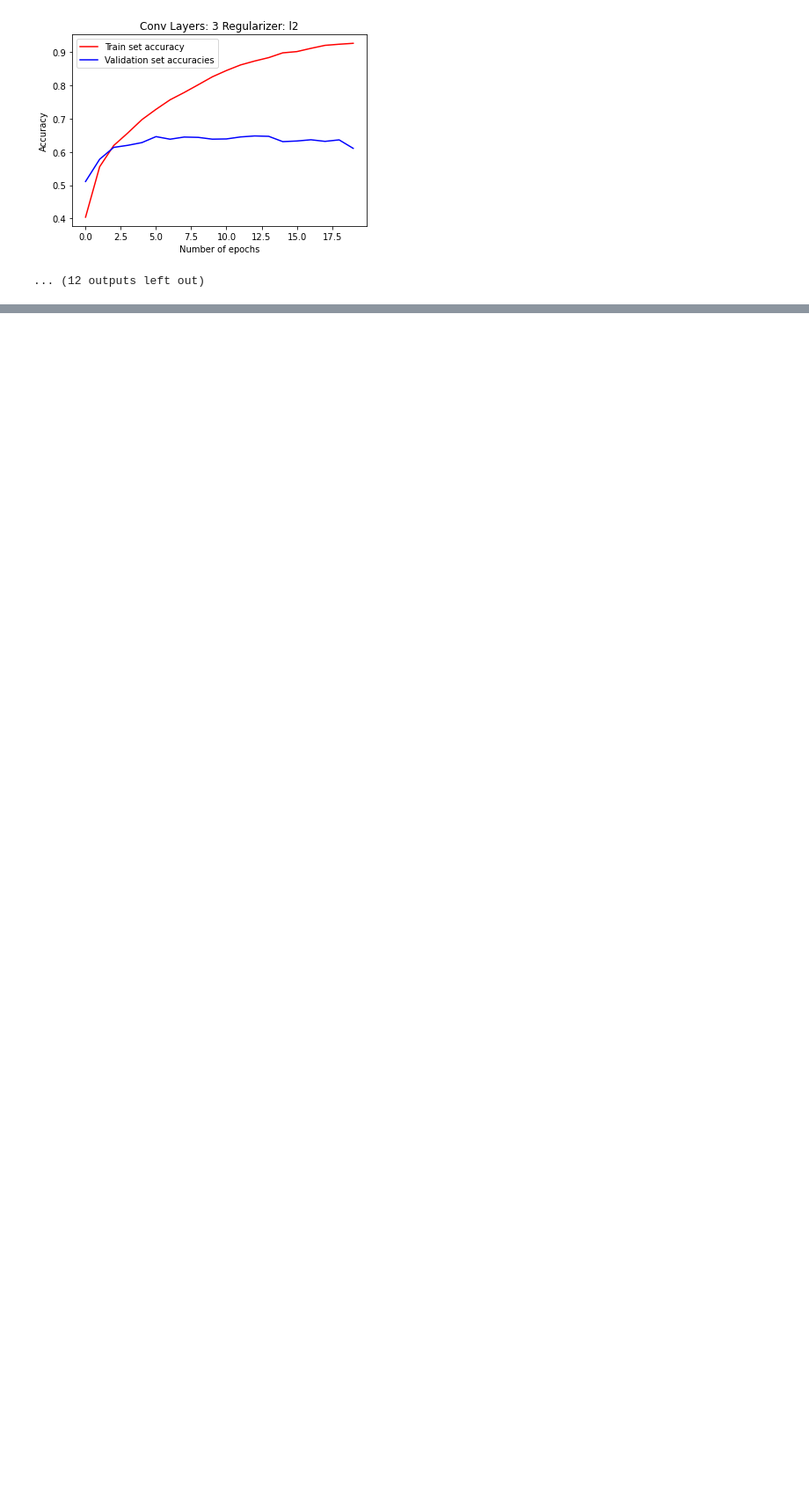
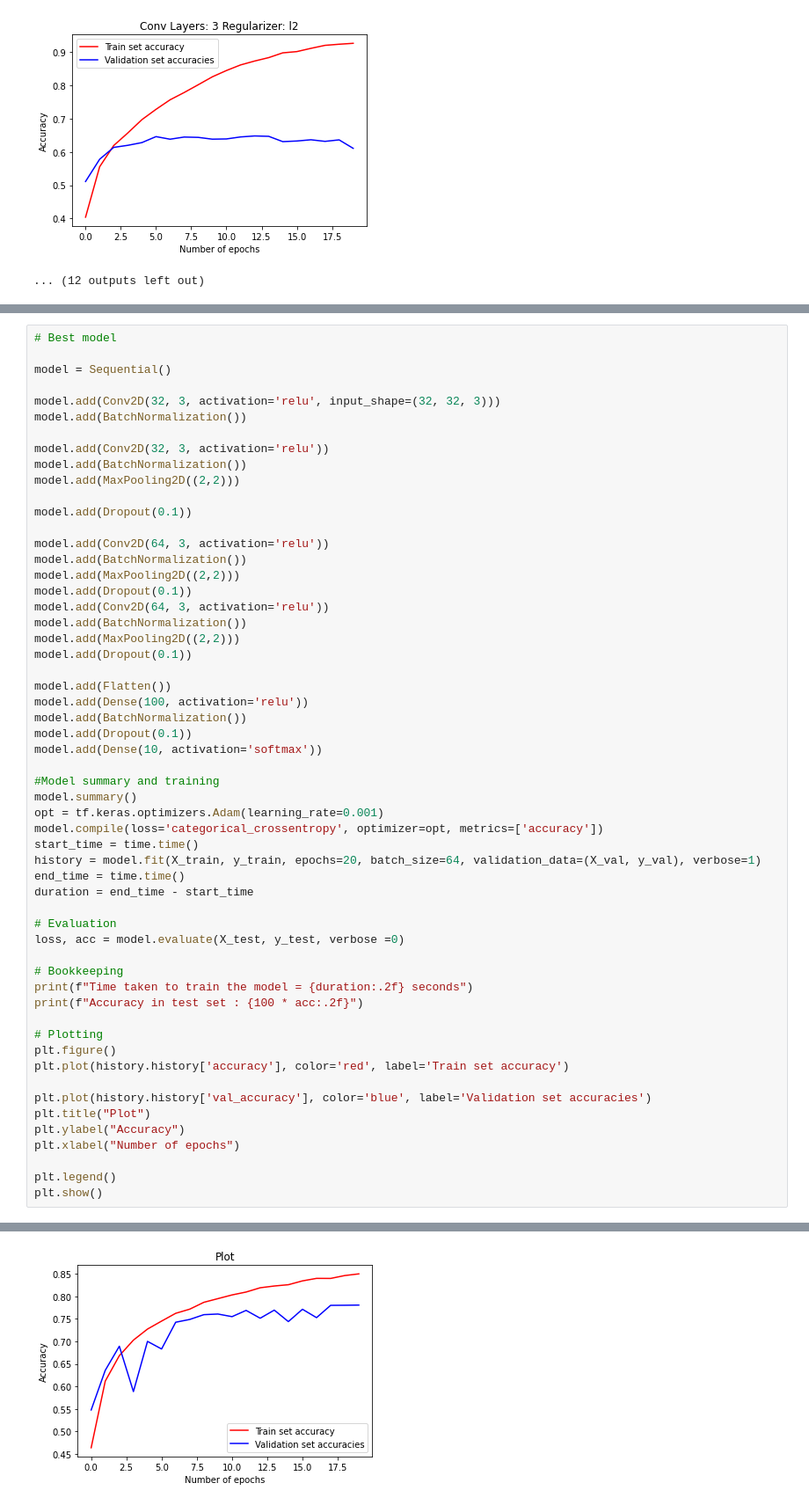
Before and after one commit to athishr88/NN_DL, a Jupyter notebook: LA2/LA2_tf.ipynb, the cells around one changed output, grey strips where cells are left out. Shown at 88% size. Saved outputs shown, nothing was run; the diff lists cells and outputs as text; blank space fills up the shorter version.

```diff
--- a/LA2/LA2_tf.ipynb
+++ b/LA2/LA2_tf.ipynb
@@ -258,0 +246,57 @@ accuracies
+# %%
+# Best model
+
+model = Sequential()
+
+model.add(Conv2D(32, 3, activation='relu', input_shape=(32, 32, 3)))
+model.add(BatchNormalization())
+
+model.add(Conv2D(32, 3, activation='relu'))
+model.add(BatchNormalization())
+model.add(MaxPooling2D((2,2)))
+
+model.add(Dropout(0.1))
+
+model.add(Conv2D(64, 3, activation='relu'))
+model.add(BatchNormalization())
+model.add(MaxPooling2D((2,2)))
+model.add(Dropout(0.1))
+model.add(Conv2D(64, 3, activation='relu'))
+model.add(BatchNormalization())
+model.add(MaxPooling2D((2,2)))
+model.add(Dropout(0.1))
+
+model.add(Flatten())
+model.add(Dense(100, activation='relu'))
+model.add(BatchNormalization())
+model.add(Dropout(0.1))
+model.add(Dense(10, activation='softmax'))
+
+#Model summary and training
+model.summary()
+opt = tf.keras.optimizers.Adam(learning_rate=0.001)
+model.compile(loss='categorical_crossentropy', optimizer=opt, metrics=['accuracy'])
+start_time = time.time()
+history = model.fit(X_train, y_train, epochs=20, batch_size=64, validation_data=(X_val, y_val), verbose=1)
+end_time = time.time()
+duration = end_time - start_time
+
+# Evaluation
+loss, acc = model.evaluate(X_test, y_test, verbose =0)
+
+# Bookkeeping
+print(f"Time taken to train the model = {duration:.2f} seconds")
+print(f"Accuracy in test set : {100 * acc:.2f}")
+
+# Plotting
+plt.figure()
+plt.plot(history.history['accuracy'], color='red', label='Train set accuracy')
+
+plt.plot(history.history['val_accuracy'], color='blue', label='Validation set accuracies')
+plt.title("Plot")
+plt.ylabel("Accuracy")
+plt.xlabel("Number of epochs")
+
+plt.legend()
+plt.show()
+# %% [output]
@@ -258,0 +320 @@ accuracies
+[figure, added]
```
Also changed, not shown: parts of 3 cells of this notebook.
